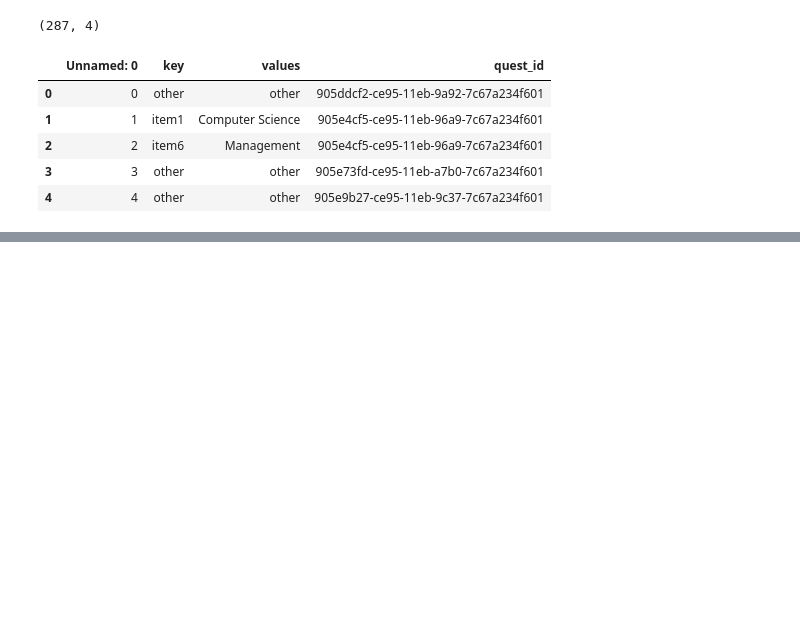
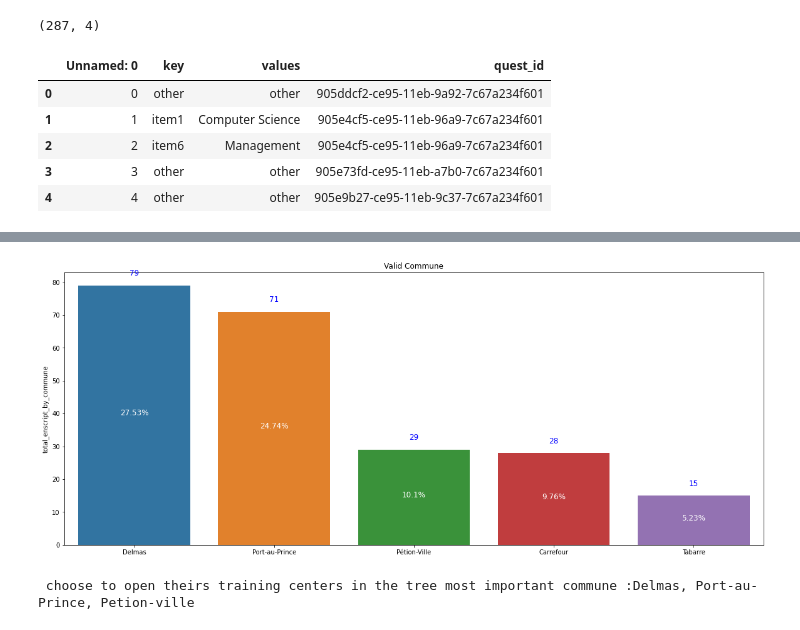
Before and after one commit to Thermoris1212/Projet-Data-Processing, a Jupyter notebook: data.ipynb, the cells around one changed output, grey strips where cells are left out. Drawn from its saved outputs; the diff is of its cells as text; code cells hidden in the pictures; blank space fills up the shorter version.

```diff
--- a/data.ipynb
+++ b/data.ipynb
@@ -171,0 +175,4 @@ result=pd.merge(left=resul, right=pd3, how = 'left',on='quest_id')
+# %%
+pd1["commune"] = pd1["commune"].str.lower()
+# %%
+resultat13=pd.merge(left=resultat12, right=pd1[["Commune_FR","Departement","commune"]], how = 'inner',on='commune')
@@ -171,0 +195,36 @@ result=pd.merge(left=resul, right=pd3, how = 'left',on='quest_id')
+# %%
+def generate_barchart(data=resultat13, title ="",abs_value ="Total",rel_value="Percent",figsize =(10,10)):
+
+  """ function who generate barchart"""
+
+  plt.figure(figsize=figsize)
+  axes = sns.barplot(data=data,x=data.index,y=abs_value)
+  i=0
+  for tot, perc in zip(data[abs_value],data[rel_value]):
+    axes.text(i,
+              tot/2,
+              str(np.round(perc*100,2))+ "%",
+               fontdict=dict(color='White',fontsize=12,horizontalalignment="center")
+              )
+    axes.text(i,
+              tot+ 3,
+              str(tot),
+               fontdict=dict(color='blue',fontsize=12,horizontalalignment="center")
+              )
+
+    i+=1
+  plt.title(title)
+  plt.show()
+# %%
+def prob_category(data,col="Pclass_letter", abs_value ="Total",rel_value ="Percent",show_plot=False, title=""):
+  res1 = data[col].value_counts().to_frame()
+  res1.columns = [abs_value]
+
+  res2 = data[col].value_counts(normalize=True).to_frame()
+  res2.columns = [rel_value]
+  if  not show_plot:
+    return pd.concat([res1,res2],axis=1)
+  else:
+    result = pd.concat([res1,res2],axis=1)
+    generate_barchart(data=result.head(), title =title,abs_value =abs_value,rel_value=rel_value,figsize =(20,8))
+    return result
@@ -171,0 +308,7 @@ result=pd.merge(left=resul, right=pd3, how = 'left',on='quest_id')
+# %%
+result6 = prob_category(data=resultat13,col="Commune_FR",abs_value="total_enscript_by_commune",rel_value="Percent_pay_by_Commune",show_plot=True, title="Valid Commune")
+print(" choose to open theirs training centers in the tree most important commune :"
+       "Delmas, Port-au-Prince, Petion-ville")
+# %% [output]
+[figure, added]
+ choose to open theirs training centers in the tree most important commune :Delmas, Port-au-Prince, Petion-ville
```
Also changed, not shown: parts of 12 cells of this notebook.
